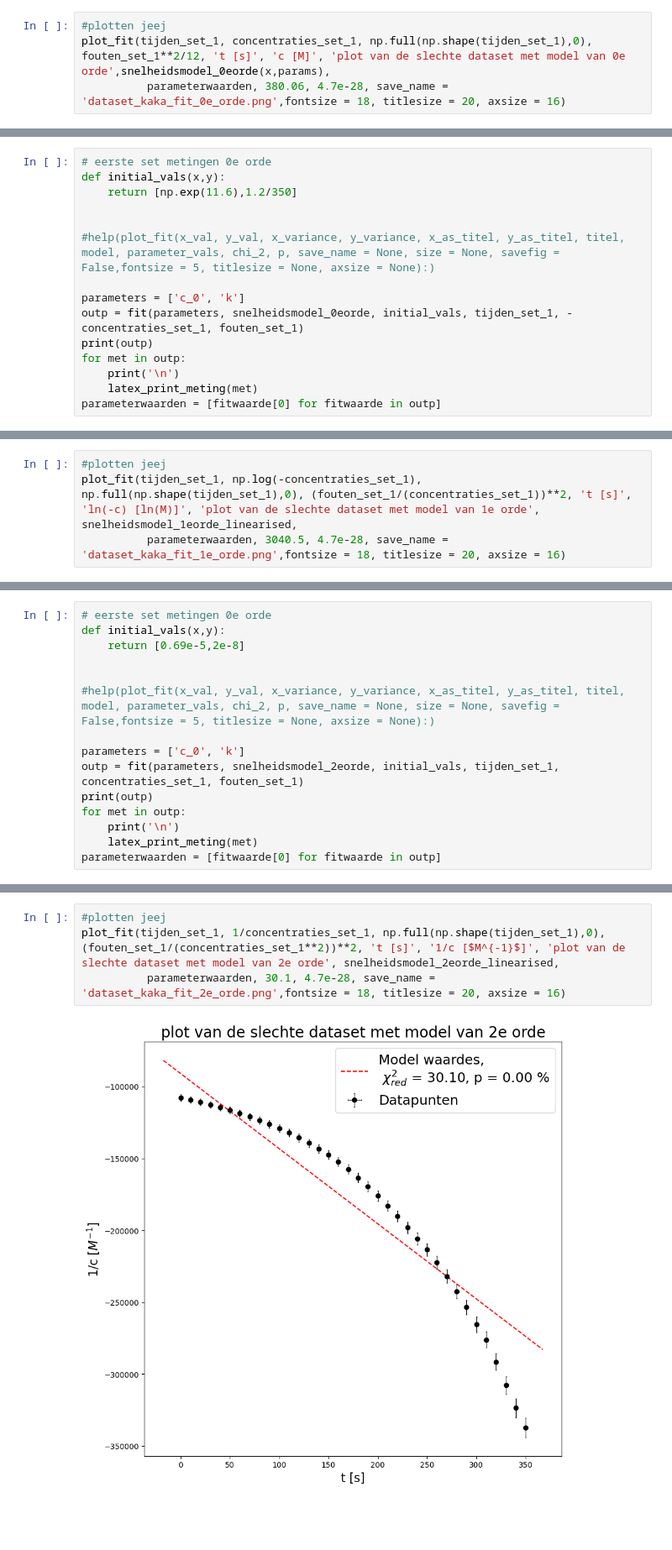
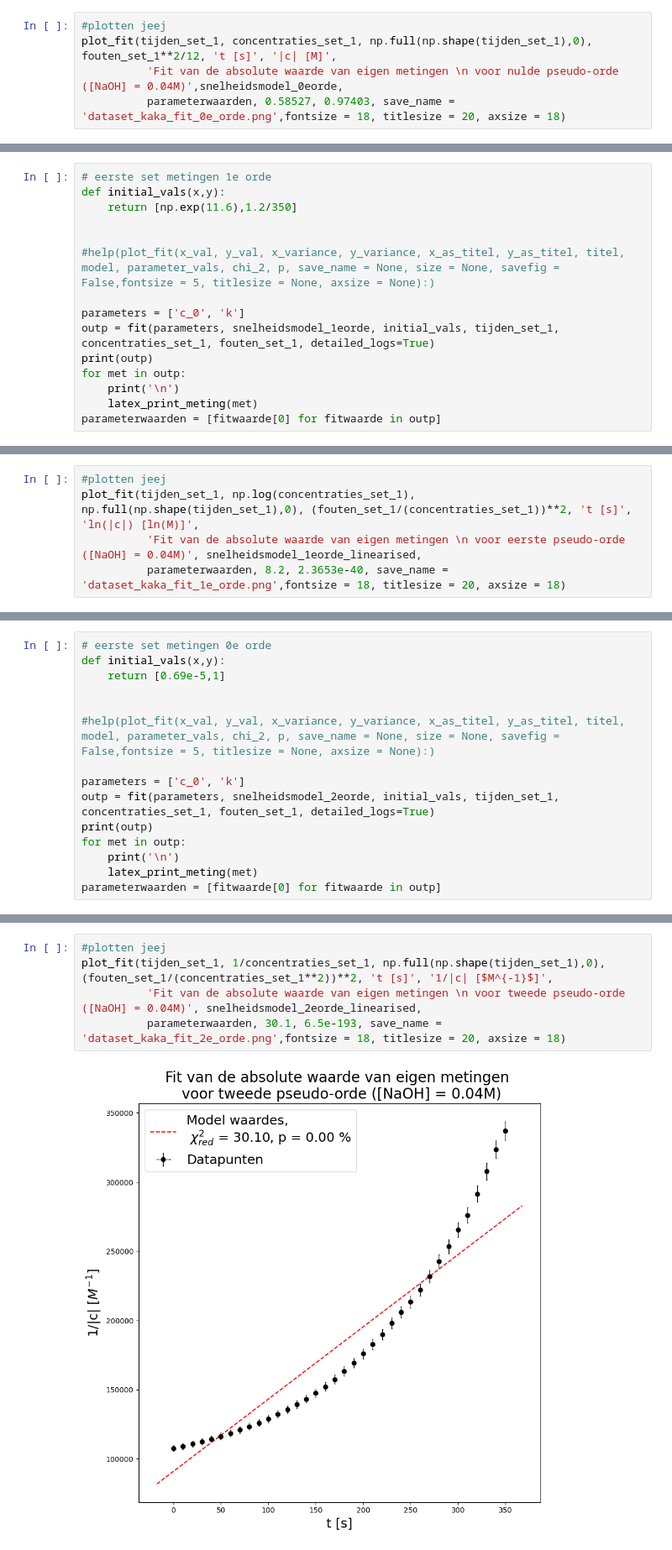
Before and after one commit to justlearning42/Experimentele_vscode, a Jupyter notebook: kinetica.ipynb, the cells around one changed output, grey strips where cells are left out. Shown at 84% size. Saved outputs shown, nothing was run; the diff lists cells and outputs as text; blank space fills up the shorter version.

```diff
--- a/kinetica.ipynb
+++ b/kinetica.ipynb
@@ -625,5 +675,6 @@ $-2.5^{-6.581698524444118e-05}_{+1.484189754115488}\cdot 10^{-8}$
 # %%
 #plotten jeej
-plot_fit(tijden_set_1, concentraties_set_1, np.full(np.shape(tijden_set_1),0), fouten_set_1**2/12, 't [s]', 'c [M]', 'plot van de slechte dataset met model van 0e orde',snelheidsmodel_0eorde(x,params),
-          parameterwaarden, 380.06, 4.7e-28, save_name = 'dataset_kaka_fit_0e_orde.png',fontsize = 18, titlesize = 20, axsize = 16)
+plot_fit(tijden_set_1, concentraties_set_1, np.full(np.shape(tijden_set_1),0), fouten_set_1**2/12, 't [s]', '|c| [M]',
+          'Fit van de absolute waarde van eigen metingen \n voor nulde pseudo-orde ([NaOH] = 0.04M)',snelheidsmodel_0eorde,
+          parameterwaarden, 0.58527, 0.97403, save_name = 'dataset_kaka_fit_0e_orde.png',fontsize = 18, titlesize = 20, axsize = 18)
 # %% [output]
@@ -631,5 +682,5 @@ plot_fit(tijden_set_1, concentraties_set_1, np.full(np.shape(tijden_set_1),0), f
 # %%
-# eerste set metingen 0e orde
+# eerste set metingen 1e orde
 def initial_vals(x,y):
     return [np.exp(11.6),1.2/350]
 
@@ -637,7 +688,7 @@ def initial_vals(x,y):
 #help(plot_fit(x_val, y_val, x_variance, y_variance, x_as_titel, y_as_titel, titel, model, parameter_vals, chi_2, p, save_name = None, size = None, savefig = False,fontsize = 5, titlesize = None, axsize = None):)
 
 parameters = ['c_0', 'k']
-outp = fit(parameters, snelheidsmodel_0eorde, initial_vals, tijden_set_1, -concentraties_set_1, fouten_set_1)
+outp = fit(parameters, snelheidsmodel_1eorde, initial_vals, tijden_set_1, concentraties_set_1, fouten_set_1, detailed_logs=True)
 print(outp)
 for met in outp:
     print('\n')
@@ -664,5 +723,6 @@ $-4.0^{-6.555233979175162e-05}_{+1.4901816713910399}\cdot 10^{-8}$
 # %%
 #plotten jeej
-plot_fit(tijden_set_1, np.log(-concentraties_set_1), np.full(np.shape(tijden_set_1),0), (fouten_set_1/(concentraties_set_1))**2, 't [s]', 'ln(-c) [ln(M)]', 'plot van de slechte dataset met model van 1e orde', snelheidsmodel_1eorde_linearised,
-          parameterwaarden, 3040.5, 4.7e-28, save_name = 'dataset_kaka_fit_1e_orde.png',fontsize = 18, titlesize = 20, axsize = 16)
+plot_fit(tijden_set_1, np.log(concentraties_set_1), np.full(np.shape(tijden_set_1),0), (fouten_set_1/(concentraties_set_1))**2, 't [s]', 'ln(|c|) [ln(M)]',
+          'Fit van de absolute waarde van eigen metingen \n voor eerste pseudo-orde ([NaOH] = 0.04M)', snelheidsmodel_1eorde_linearised,
+          parameterwaarden, 8.2, 2.3653e-40, save_name = 'dataset_kaka_fit_1e_orde.png',fontsize = 18, titlesize = 20, axsize = 18)
 # %% [output]
@@ -670,13 +730,13 @@ plot_fit(tijden_set_1, np.log(-concentraties_set_1), np.full(np.shape(tijden_set
 # %%
 # eerste set metingen 0e orde
 def initial_vals(x,y):
-    return [0.69e-5,2e-8]
+    return [0.69e-5,1]
 
 
 #help(plot_fit(x_val, y_val, x_variance, y_variance, x_as_titel, y_as_titel, titel, model, parameter_vals, chi_2, p, save_name = None, size = None, savefig = False,fontsize = 5, titlesize = None, axsize = None):)
 
 parameters = ['c_0', 'k']
-outp = fit(parameters, snelheidsmodel_2eorde, initial_vals, tijden_set_1, concentraties_set_1, fouten_set_1)
+outp = fit(parameters, snelheidsmodel_2eorde, initial_vals, tijden_set_1, concentraties_set_1, fouten_set_1, detailed_logs=True)
 print(outp)
 for met in outp:
     print('\n')
@@ -703,6 +771,7 @@ $(-522.5 \pm 5.4)\cdot 10^{0}$
 # %%
 #plotten jeej
-plot_fit(tijden_set_1, 1/concentraties_set_1, np.full(np.shape(tijden_set_1),0), (fouten_set_1/(concentraties_set_1**2))**2, 't [s]', '1/c [$M^{-1}$]', 'plot van de slechte dataset met model van 2e orde', snelheidsmodel_2eorde_linearised,
-          parameterwaarden, 30.1, 4.7e-28, save_name = 'dataset_kaka_fit_2e_orde.png',fontsize = 18, titlesize = 20, axsize = 16)
+plot_fit(tijden_set_1, 1/concentraties_set_1, np.full(np.shape(tijden_set_1),0), (fouten_set_1/(concentraties_set_1**2))**2, 't [s]', '1/|c| [$M^{-1}$]',
+          'Fit van de absolute waarde van eigen metingen \n voor tweede pseudo-orde ([NaOH] = 0.04M)', snelheidsmodel_2eorde_linearised,
+          parameterwaarden, 30.1, 6.5e-193, save_name = 'dataset_kaka_fit_2e_orde.png',fontsize = 18, titlesize = 20, axsize = 18)
 # %% [output]
-[figure, old version]
+[figure, new version]
```
Also changed, not shown: parts of 24 cells of this notebook, 3 other files.
